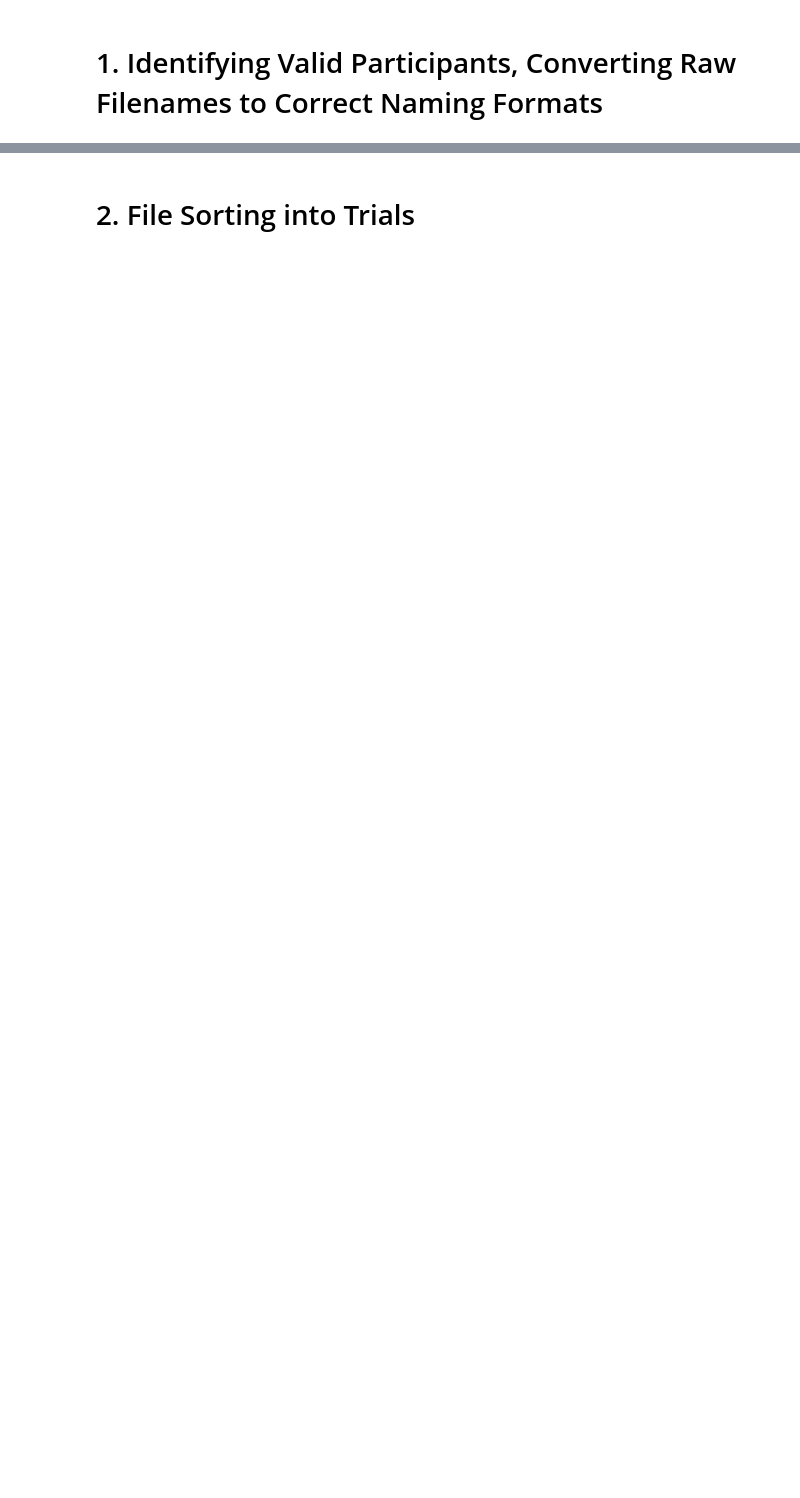
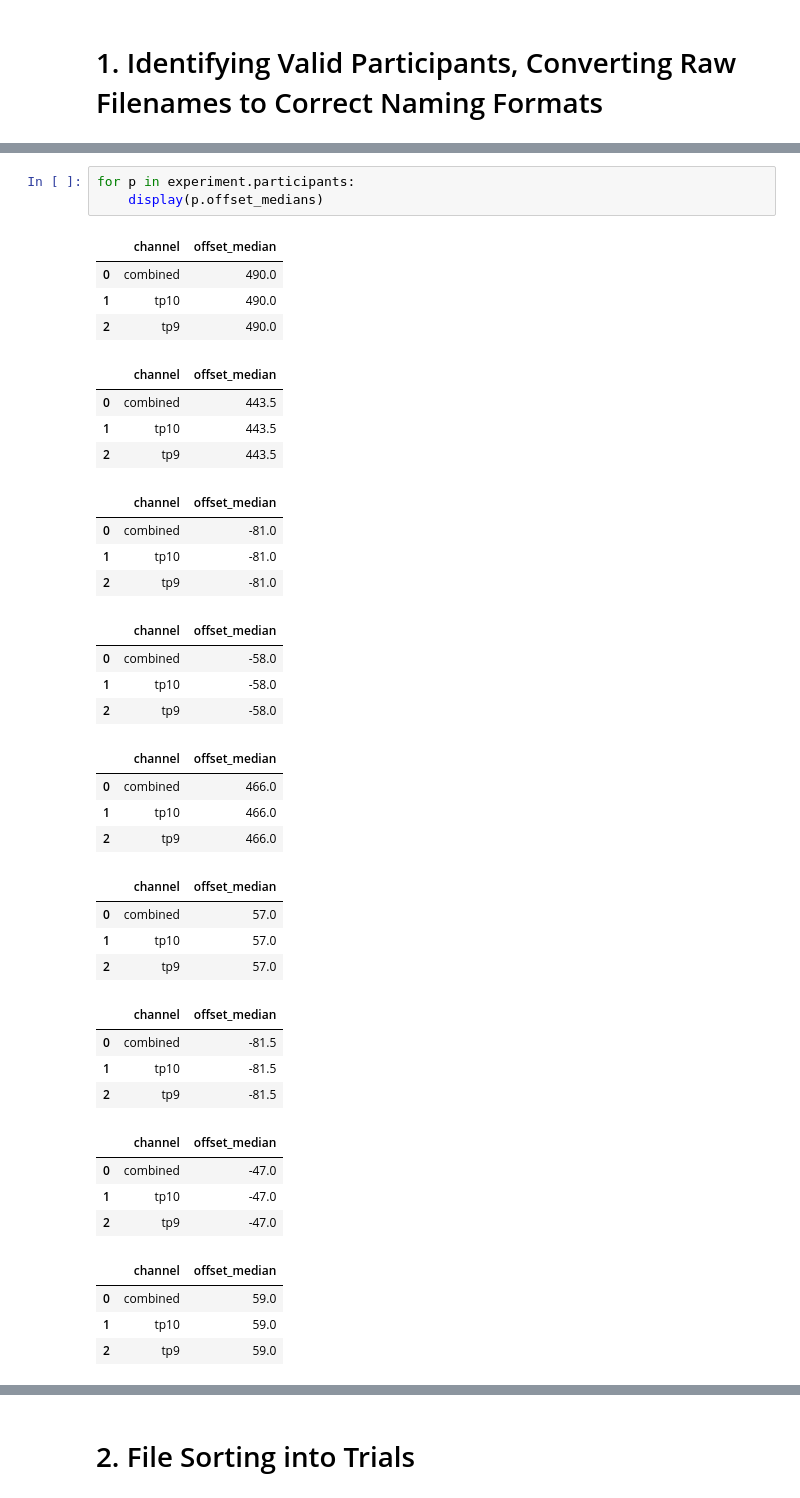
Before and after one commit to SimpleDevs-Research/EEG-Blink-Cal, a Jupyter notebook: main.ipynb, the cells around one changed output, grey strips where cells are left out. Drawn from its saved outputs; the diff is of its cells as text; blank space fills up the shorter version.

```diff
--- a/main.ipynb
+++ b/main.ipynb
@@ -5,0 +77,40 @@ warnings.simplefilter(action='ignore', category=FutureWarning)
+# %%
+for p in experiment.participants:
+    display(p.offset_medians)
+# %% [output]
+|  | channel | offset_median |
+| 0 | combined | 490.0 |
+| 1 | tp10 | 490.0 |
+| 2 | tp9 | 490.0 |
+|  | channel | offset_median |
+| 0 | combined | 443.5 |
+| 1 | tp10 | 443.5 |
+| 2 | tp9 | 443.5 |
+|  | channel | offset_median |
+| 0 | combined | -81.0 |
+| 1 | tp10 | -81.0 |
+| 2 | tp9 | -81.0 |
+|  | channel | offset_median |
+| 0 | combined | -58.0 |
+| 1 | tp10 | -58.0 |
+| 2 | tp9 | -58.0 |
+|  | channel | offset_median |
+| 0 | combined | 466.0 |
+| 1 | tp10 | 466.0 |
+| 2 | tp9 | 466.0 |
+|  | channel | offset_median |
+| 0 | combined | 57.0 |
+| 1 | tp10 | 57.0 |
+| 2 | tp9 | 57.0 |
+|  | channel | offset_median |
+| 0 | combined | -81.5 |
+| 1 | tp10 | -81.5 |
+| 2 | tp9 | -81.5 |
+|  | channel | offset_median |
+| 0 | combined | -47.0 |
+| 1 | tp10 | -47.0 |
+| 2 | tp9 | -47.0 |
+|  | channel | offset_median |
+| 0 | combined | 59.0 |
+| 1 | tp10 | 59.0 |
+| 2 | tp9 | 59.0 |
```
Also changed, not shown: parts of 16 cells of this notebook, 2 other files.
